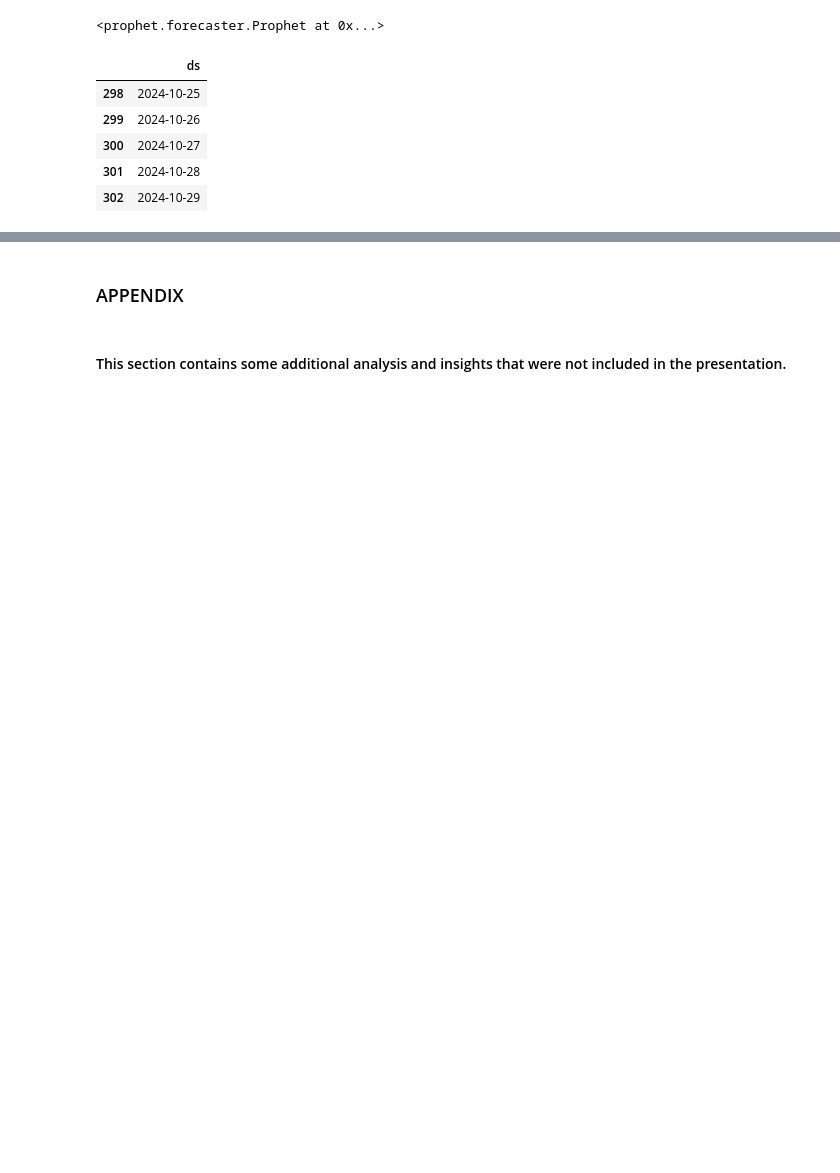
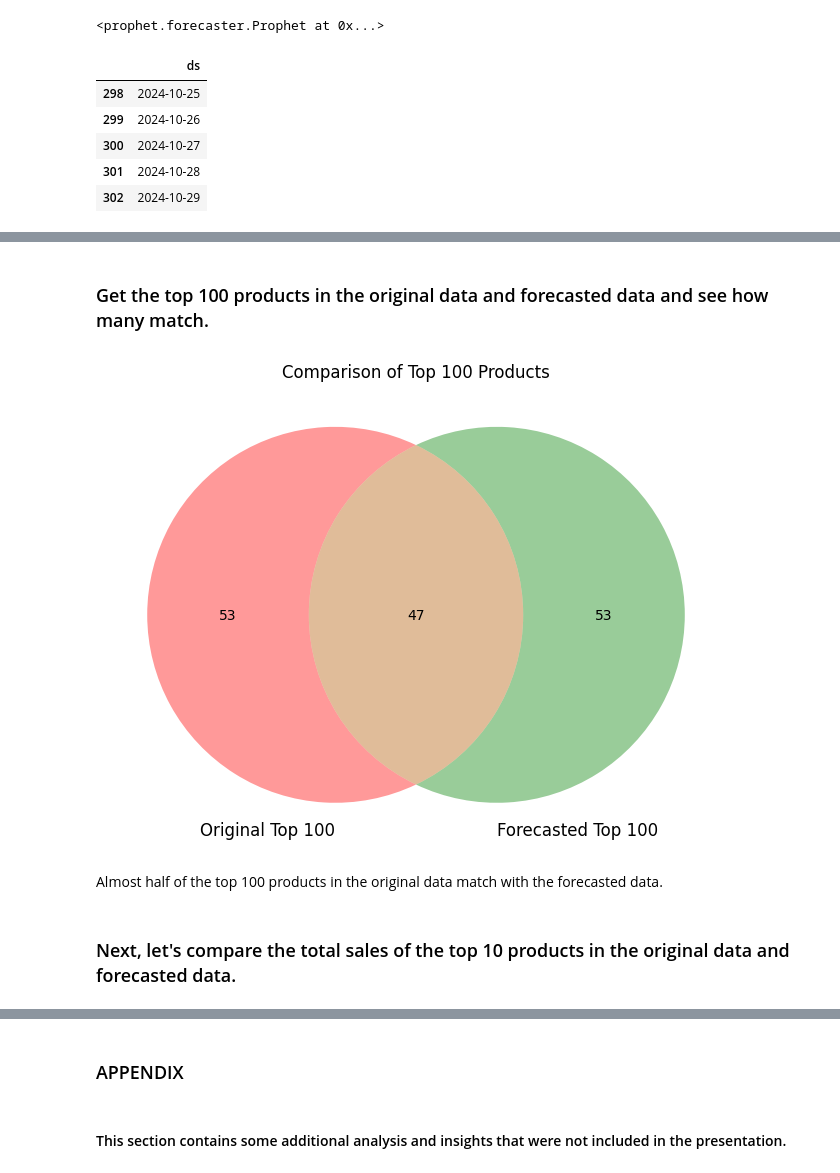
Before and after one commit to naveen-malla/Customer-Segmentation-and-SKU-Forecasting, a Jupyter notebook: sku_forecasting.ipynb, the cells around one changed output, grey strips where cells are left out. Saved outputs shown, nothing was run; the diff lists cells and outputs as text; code cells hidden in the pictures; blank space fills up the shorter version.

```diff
--- a/sku_forecasting.ipynb
+++ b/sku_forecasting.ipynb
@@ -259,11 +298,17 @@ for item in unique_items:
 
     # Train the model
     model = Prophet(interval_width=0.95)
+    model.add_seasonality(name='monthly', period=30.5, fourier_order=10)
     model.fit(df_item)
 
     # Forecast the next 90 days
     future_dates = model.make_future_dataframe(periods=90, freq='D')
     forecast = model.predict(future_dates)
+
+    # Clip the forecasted values to be zero or above
+    forecast['yhat'] = forecast['yhat'].clip(lower=0)
+    forecast['yhat_lower'] = forecast['yhat_lower'].clip(lower=0)
+    forecast['yhat_upper'] = forecast['yhat_upper'].clip(lower=0)
 
     # Save the forecasted data
     august_sum = forecast['yhat'].iloc[212:243].sum()
@@ -283,5 +328,5 @@ for item in unique_items:
     forecasted_data = pd.concat([forecasted_data, forecasted_item], ignore_index=True)
 
 # Display the forecasted data
-print(forecasted_data)
+print(forecasted_data.head(10))
 # %% [output]
@@ -305,0 +364,31 @@ KeyboardInterrupt:
+# %% [markdown]
+### Get the top 100 products in the original data and forecasted data and see how many match.
+# %%
+
+# Get the top 100 products in the original data
+top_100_products = df.groupby('item_number').agg({'quantity': 'sum'}).reset_index()
+top_100_products = top_100_products.sort_values('quantity', ascending=False).head(100)
+top_100_products_list = top_100_products['item_number'].values
+
+# Get the top 100 products in the forecasted data
+forecasted_top_100_products = forecasted_data.sort_values('Total', ascending=False).head(100)
+forecasted_top_100_products_list = forecasted_top_100_products['item_number'].values
+
+# Combine into a DataFrame for a side-by-side comparison
+comparison_df = pd.DataFrame({
+    'Original Top 100': top_100_products_list,
+    'Forecasted Top 100': forecasted_top_100_products_list
+})
+
+# Create a Venn diagram to visualize the overlap
+plt.figure(figsize=(8, 8))
+venn = venn2([set(top_100_products_list), set(forecasted_top_100_products_list)],
+             set_labels=('Original Top 100', 'Forecasted Top 100'))
+plt.title('Comparison of Top 100 Products')
+plt.show()
+# %% [output]
+[figure, added]
+# %% [markdown]
+Almost half of the top 100 products in the original data match with the forecasted data.
+# %% [markdown]
+### Next, let's compare the total sales of the top 10 products in the original data and forecasted data.
```
Also changed, not shown: parts of 21 cells of this notebook.
